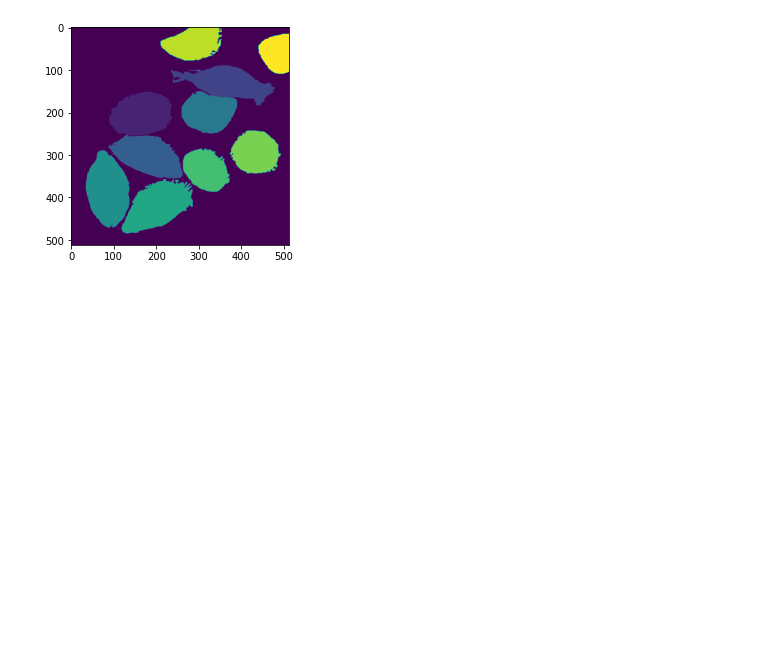
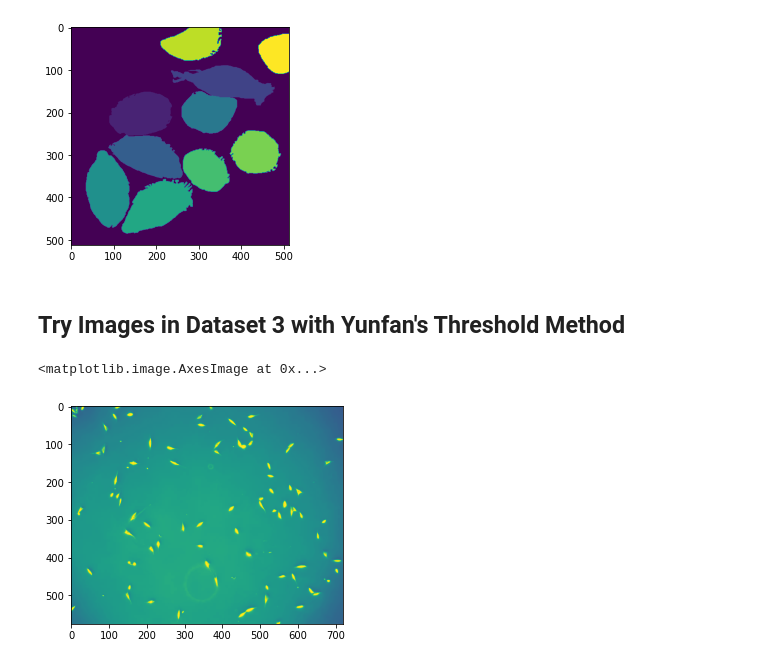
Before and after one commit to AaronWang-yf/COMP9517_Cell_Segmentation_and_Tracking-master, a Jupyter notebook: Raymond_work/draft_cell_segmentation.ipynb, the cells around one changed output. Drawn from its saved outputs; the diff is of its cells as text; code cells hidden in the pictures; blank space fills up the shorter version.

Commit message:
basic preprocessor done
The preprocessor has JNet for dataset 1, watershed for dataset 2, and threholding for dataset 3 now.

```diff
--- a/Raymond_work/draft_cell_segmentation.ipynb
+++ b/Raymond_work/draft_cell_segmentation.ipynb
@@ -107,3 +107,5 @@ plt.imshow(img_1)
 # %% [output]
 <matplotlib.image.AxesImage at 0x...>
 [figure]
+# %% [markdown]
+## Try Images in Dataset 3 with Yunfan's Threshold Method
@@ -109,0 +114,13 @@ plt.imshow(img_1)
+# %%
+img = cv2.imread("t000.tif",cv2.IMREAD_GRAYSCALE)
+kernel = 11
+img = cv2.GaussianBlur(img, (kernel, kernel), 0)
+hist, bins = np.histogram(img.flatten(), 256, [0, 256])
+th = np.where(hist == np.max(hist))[0]
+ret, thresh = cv2.threshold(img, th[0] + 1, 255, cv2.THRESH_BINARY)
+thresh = cv2.erode(thresh, np.ones((9, 9)))
+thresh = cv2.dilate(thresh, np.ones((9, 9)))
+plt.imshow(img)
+# %% [output]
+<matplotlib.image.AxesImage at 0x...>
+[figure, added]
```
Also changed, not shown: parts of 3 cells of this notebook, 5 other files.
